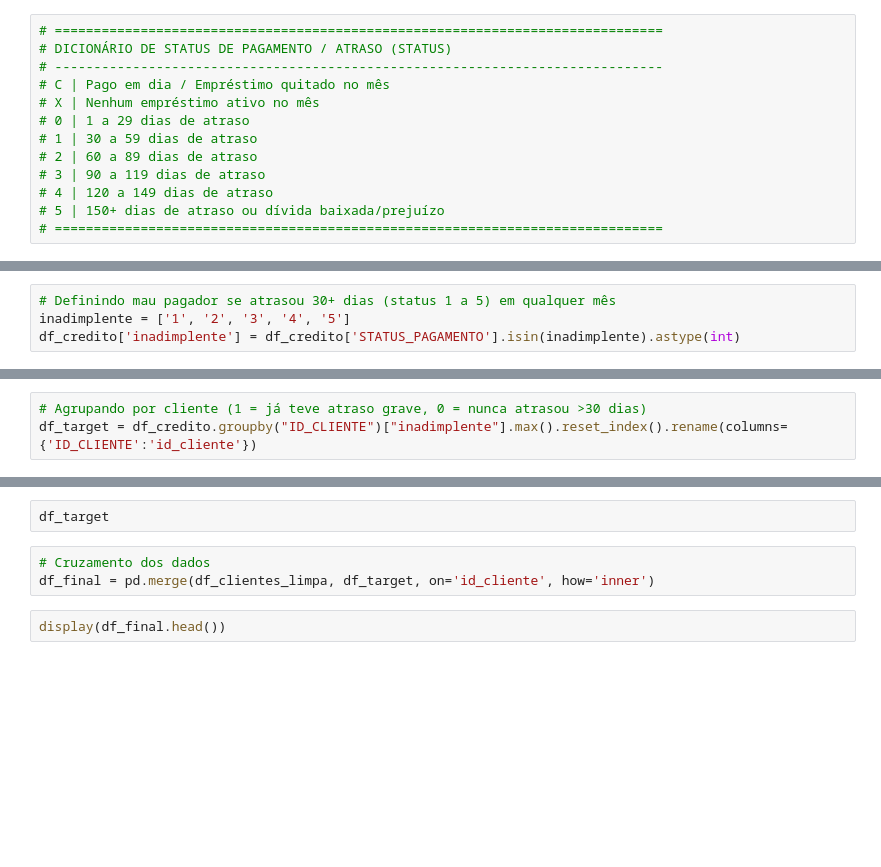
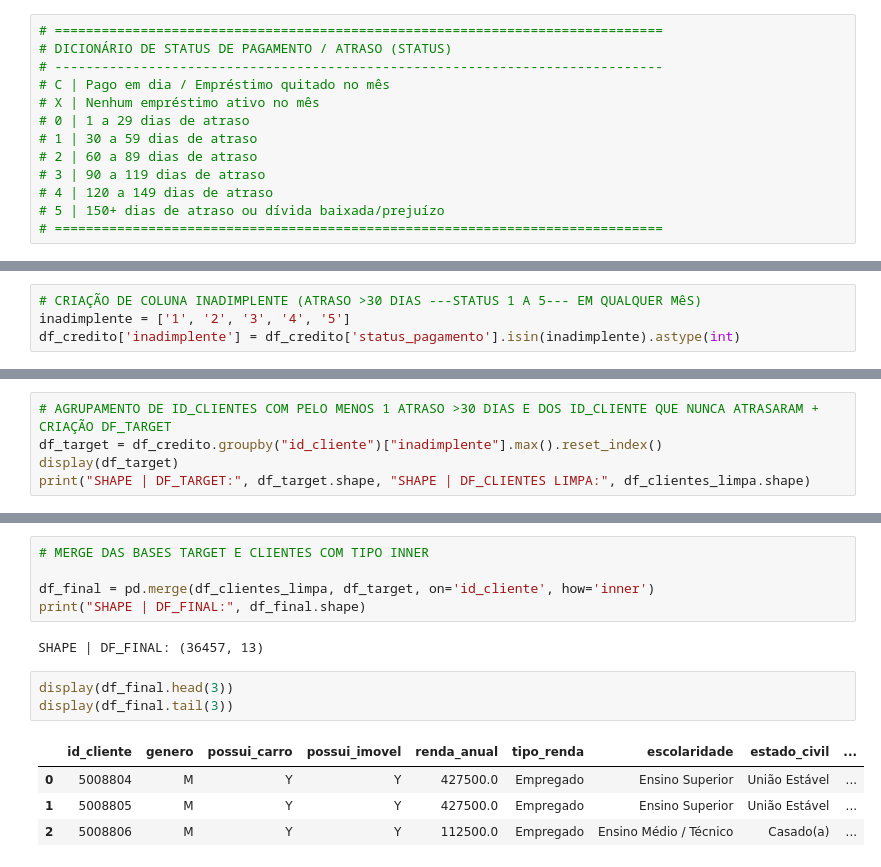
Before and after one commit to edu-roquette/projeto-eda, a Jupyter notebook: notebooks/analise.ipynb, the cells around one changed output, grey strips where cells are left out. Saved outputs shown, nothing was run; the diff lists cells and outputs as text; blank space fills up the shorter version.

```diff
--- a/notebooks/analise.ipynb
+++ b/notebooks/analise.ipynb
@@ -125,5 +393,5 @@ df_clientes_limpa = df_clientes[cols_selecionadas].copy()
 # %%
-# Definindo mau pagador se atrasou 30+ dias (status 1 a 5) em qualquer mês
+# CRIAÇÃO DE COLUNA INADIMPLENTE (ATRASO >30 DIAS ---STATUS 1 A 5--- EM QUALQUER MêS)
 inadimplente = ['1', '2', '3', '4', '5']
-df_credito['inadimplente'] = df_credito['STATUS_PAGAMENTO'].isin(inadimplente).astype(int)
+df_credito['inadimplente'] = df_credito['status_pagamento'].isin(inadimplente).astype(int)
 # %%
@@ -131,3 +405,5 @@ df_credito['inadimplente']
 # %%
-# Agrupando por cliente (1 = já teve atraso grave, 0 = nunca atrasou >30 dias)
-df_target = df_credito.groupby("ID_CLIENTE")["inadimplente"].max().reset_index().rename(columns={'ID_CLIENTE':'id_cliente'})
+# AGRUPAMENTO DE ID_CLIENTES COM PELO MENOS 1 ATRASO >30 DIAS E DOS ID_CLIENTE QUE NUNCA ATRASARAM + CRIAÇÃO DF_TARGET
+df_target = df_credito.groupby("id_cliente")["inadimplente"].max().reset_index()
+display(df_target)
+print("SHAPE | DF_TARGET:", df_target.shape, "SHAPE | DF_CLIENTES LIMPA:", df_clientes_limpa.shape)
@@ -134,7 +425,15 @@ df_target = df_credito.groupby("ID_CLIENTE")["inadimplente"].max().reset_index()
-# %%
-df_target
 # %%
-# Cruzamento dos dados
+# MERGE DAS BASES TARGET E CLIENTES COM TIPO INNER
+
 df_final = pd.merge(df_clientes_limpa, df_target, on='id_cliente', how='inner')
+print("SHAPE | DF_FINAL:", df_final.shape)
+# %% [output]
+SHAPE | DF_FINAL: (36457, 13)
 # %%
-display(df_final.head())
+display(df_final.head(3))
+display(df_final.tail(3))
+# %% [output]
+|  | id_cliente | genero | possui_carro | possui_imovel | renda_anual | tipo_renda | escolaridade | estado_civil | ... |
+| 0 | 5008804 | M | Y | Y | 427500.0 | Empregado | Ensino Superior | União Estável | ... |
+| 1 | 5008805 | M | Y | Y | 427500.0 | Empregado | Ensino Superior | União Estável | ... |
+| 2 | 5008806 | M | Y | Y | 112500.0 | Empregado | Ensino Médio / Técnico | Casado(a) | ... |
```
Also changed, not shown: parts of 34 cells of this notebook.
